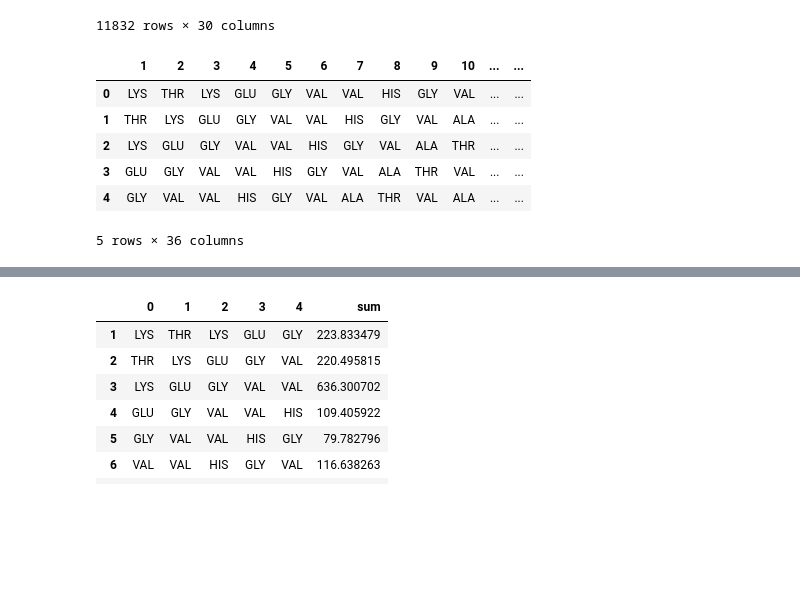
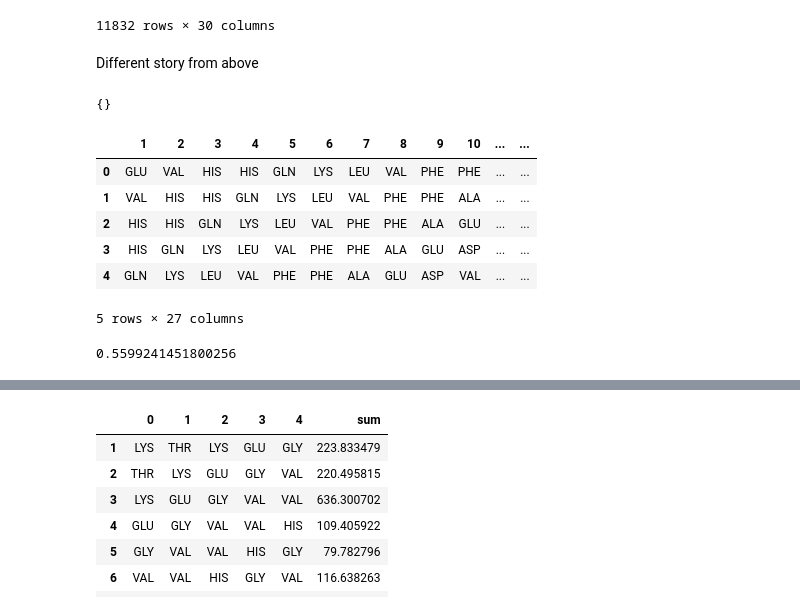
Before and after one commit to Jxu831/Surface-Area, a Jupyter notebook: Surface Area.ipynb, the cells around one changed output, grey strips where cells are left out. Saved outputs shown, nothing was run; the diff lists cells and outputs as text; code cells hidden in the pictures; blank space fills up the shorter version.

```diff
--- a/Surface Area.ipynb
+++ b/Surface Area.ipynb
@@ -13,6 +13,9 @@ Calcualte Surface Area of pdb
 #make a list of names of the pdb files and run them through in a loop?
 input_dir = '/Users/junyi/Desktop/research/Amyloid_Alter/'
 input_dir_loop = '/Users/junyi/Desktop/research/amyloids_row/amyloids_pdb/'
+
+input_dir = input_dir_loop
+
 output_dir = '/Users/junyi/Desktop/research/'
 pdb_name = 'pdb5w7v_nH'
 pdb_file = input_dir_loop + pdb_name + '.pdb'
@@ -222,8 +225,10 @@ no_expose_chains
 pattern = '|'.join(solvent_exposed_pdb)
 no_exposed_df = no_expose_chains.loc[~no_expose_chains['PDB'].str.contains(pattern, case=False)]
 solvent_exposed_df = no_expose_chains.loc[no_expose_chains['PDB'].str.contains(pattern, case=False)]
+# %% [markdown]
+Different story from above
 # %%
-pdb_name = '6cu8_nH'
+pdb_name = 'pdb2mxu_nH'
 pdb_file = input_dir + pdb_name + '.pdb'
 path_to_database = '/Users/junyi/Desktop/research/database/vdMs'
 
@@ -233,42 +238,48 @@ structure = parser.get_structure(pdb_name, pdb_file)
 residue_dic = {}
 lst_residues = []
 #only one chain is needed
+
+model_result, sasa_classes = fr.calcBioPDB(structure[0])
+
+for chain in chains_structure:
+    result, sasa_classes = fr.calcBioPDB(chain)
 
 for chain in structure[0]:
         chain_id = chain.get_id()
         for residue in chain:
                 lst_residues = lst_residues + [residue.get_resname()]
         break
 
 #make recurrsive function to make a list
 #input is a list or array of residue names
 #output is a list of list of 5 residue with keys of counter
 #counter is the number of residues in the sublist
 #index is where to start
 lst = []
 def sub_five(input,counter,index,lst,dictionary):
         res = input[index]
         lst = lst + [res]
         if index + 1 >= len(input):
                 return
         if counter == 4:
                 index = index - 3
                 counter = 0
                 dictionary[index] = lst
                 lst = []
                 return sub_five(input,counter,index,lst,dictionary)
         counter = counter + 1
         index = index + 1
         return sub_five(input,counter,index,lst,dictionary)
 
 sub_five(lst_residues,0,0,lst,residue_dic)
 fragment_sasa_table = pd.DataFrame.from_dict(residue_dic)
 fragment_sasa_table
 # %% [output]
+{}
 |  | 1 | 2 | 3 | 4 | 5 | 6 | 7 | 8 | 9 | 10 | ... | ... |
-| 0 | LYS | THR | LYS | GLU | GLY | VAL | VAL | HIS | GLY | VAL | ... | ... |
-| 1 | THR | LYS | GLU | GLY | VAL | VAL | HIS | GLY | VAL | ALA | ... | ... |
-| 2 | LYS | GLU | GLY | VAL | VAL | HIS | GLY | VAL | ALA | THR | ... | ... |
-| 3 | GLU | GLY | VAL | VAL | HIS | GLY | VAL | ALA | THR | VAL | ... | ... |
-| 4 | GLY | VAL | VAL | HIS | GLY | VAL | ALA | THR | VAL | ALA | ... | ... |
+| 0 | GLU | VAL | HIS | HIS | GLN | LYS | LEU | VAL | PHE | PHE | ... | ... |
+| 1 | VAL | HIS | HIS | GLN | LYS | LEU | VAL | PHE | PHE | ALA | ... | ... |
+| 2 | HIS | HIS | GLN | LYS | LEU | VAL | PHE | PHE | ALA | GLU | ... | ... |
+| 3 | HIS | GLN | LYS | LEU | VAL | PHE | PHE | ALA | GLU | ASP | ... | ... |
+| 4 | GLN | LYS | LEU | VAL | PHE | PHE | ALA | GLU | ASP | VAL | ... | ... |
-5 rows × 36 columns
+5 rows × 27 columns
@@ -286,0 +309,34 @@ def find_cont(names,fragment):
+# %%
+dummy_analysis = no_exposed_df.iloc[:,-2:].iloc[3918,:]
+dummy_analysis[1]
+
+# linear data analysis on the table
+    # linear by the means of (residue sasa - minimum cutoff) / (max cutoff - min cutoff)
+
+# dummy code: let residue be dummy_analysis
+
+#write a function where we get the sasa score and the residue name of the input
+# object and we return its score according to the table
+
+def analyzed_score(series):
+    sasa = series[0]
+    residue = series[1]
+    #find it in table
+    compiled = cutoff[cutoff['Amino Acid'] == residue].iloc[:,1:].T.iloc[:,0]
+    iterr = np.split(compiled, len(compiled)/2)
+    #count cutoff in pairs
+    cutoff_score = []
+    for i in iterr:
+        range = i[1] - i[0]
+        sasa_min = sasa - i[0]
+        if sasa < i[0]:
+            cutoff_score = cutoff_score + [0]
+        elif sasa > i[1]:
+            cutoff_score = cutoff_score + [1]
+        else:
+            cutoff_score = cutoff_score + [sasa_min/range]
+    return np.average(cutoff_score)
+
+analyzed_score(dummy_analysis)
+# %% [output]
+0.5599241451800256
```
Also changed, not shown: parts of 4 cells of this notebook.
